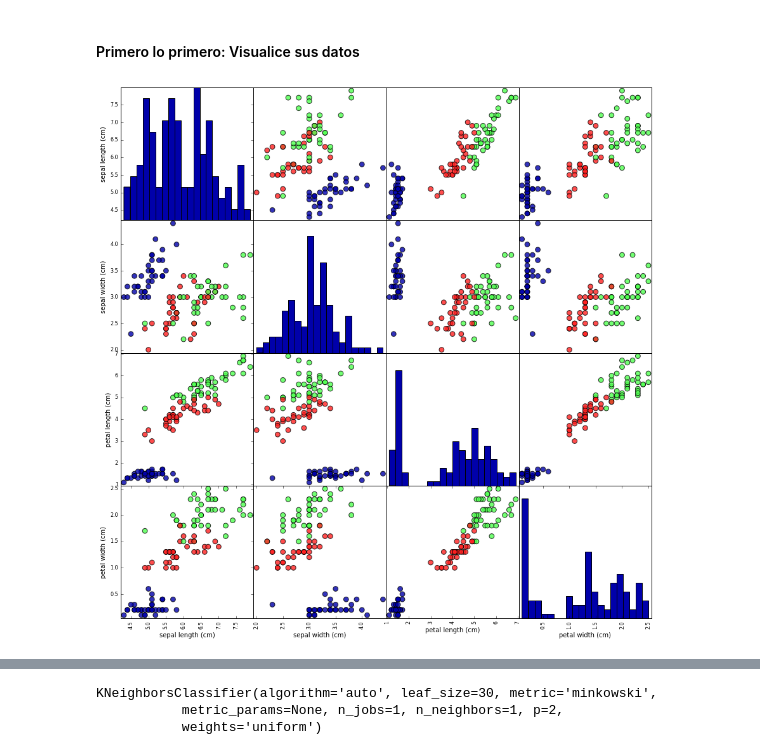
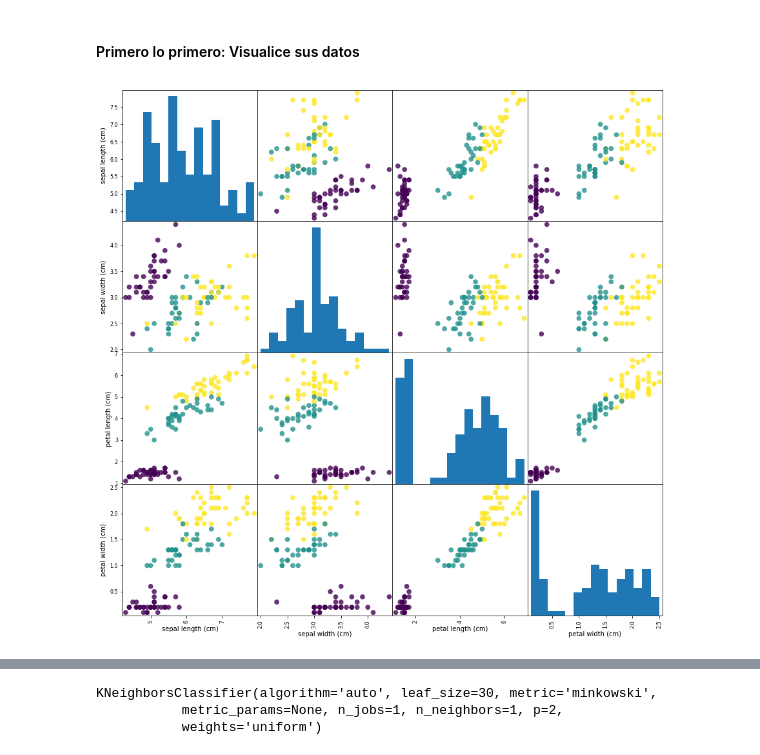
Before and after one commit to wladrod/AprendizajeAutomatico2018, a Jupyter notebook: Notebooks/01-Introduccion.ipynb, the cells around one changed output, grey strips where cells are left out. Saved outputs shown, nothing was run; the diff lists cells and outputs as text; code cells hidden in the pictures.

```diff
--- a/Notebooks/01-Introduccion.ipynb
+++ b/Notebooks/01-Introduccion.ipynb
@@ -69,3 +66,3 @@ Versión de scikit-learn: 0.19.1
 # %%
 from sklearn.datasets import load_iris
-iris_dataset = load_iris()
+conjunto_de_datos_iris = load_iris()
@@ -129,7 +148,7 @@ Para evaluar que tan bien nuestros modelos supervisados generalizan, podemos div
 # %%
 from sklearn.model_selection import train_test_split
 X_entrenamiento, X_prueba, y_entrenamiento, y_prueba = train_test_split(
-    iris_dataset['data'], iris_dataset['target'], random_state=0)
+    conjunto_de_datos_iris['data'], conjunto_de_datos_iris['target'], random_state=0)
 # %%
 print("Forma de X_entrenamiento: {}".format(X_entrenamiento.shape))
 print("Forma de y_entrenamiento: {}".format(y_entrenamiento.shape))
@@ -144,0 +166,5 @@ Forma de y_prueba: (38,)
+# %%
+# crear un dataframe con los dayos en X_entrenamiento
+# etiquete las columnas usando las cadenas de caracteres en conjunto_de_datos_iris.feature_names
+iris_dataframe = pd.DataFrame(X_entrenamiento, columns=conjunto_de_datos_iris.feature_names)
+iris_dataframe.head()
@@ -145,12 +178,9 @@ Forma de y_prueba: (38,)
 # %% [markdown]
 #### Primero lo primero: Visualice sus datos
 # %%
-# crear un dataframe con los dayos en X_entrenamiento
-# etiquete las columnas usando las cadenas de caracteres en iris_dataset.feature_names
-iris_dataframe = pd.DataFrame(X_entrenamiento, columns=iris_dataset.feature_names)
 # crear una matriz a dispersion con el dataframe, coloreada por y_entrenamiento
-grr = pd.scatter_matrix(iris_dataframe, c=y_entrenamiento, figsize=(15, 15), marker='o',
-                        hist_kwds={'bins': 20}, s=60, alpha=.8, cmap=mglearn.cm3)
+grafico = pd.plotting.scatter_matrix(iris_dataframe, c=y_entrenamiento, figsize=(15, 15), marker='o',
+                        hist_kwds={'bins': 15}, s=60, alpha=.8)
 # %% [output]
-[figure, old version]
+[figure, new version]
 # %% [markdown]
```
Also changed, not shown: parts of 31 cells of this notebook, 1 other file.
